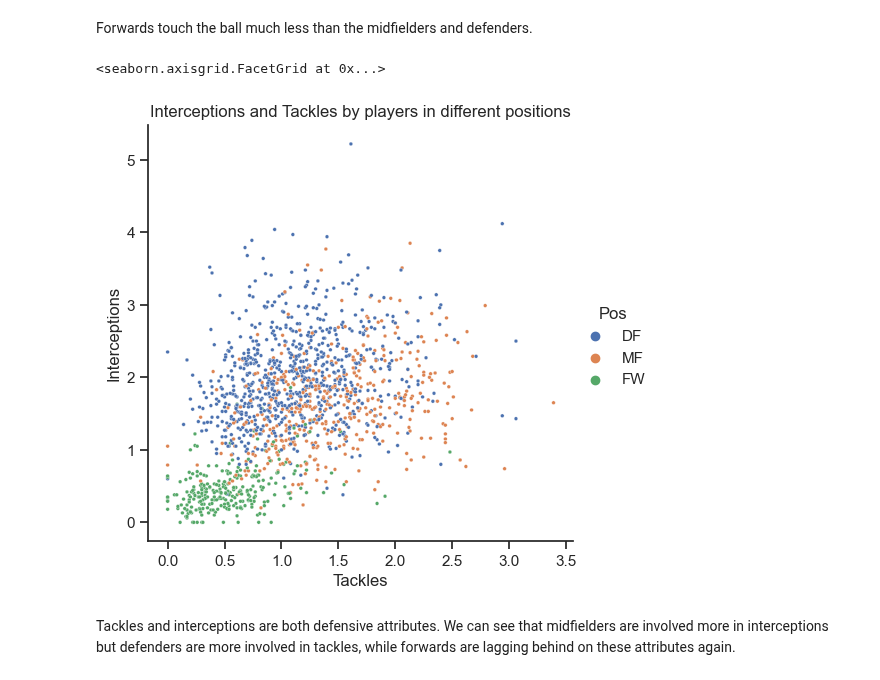
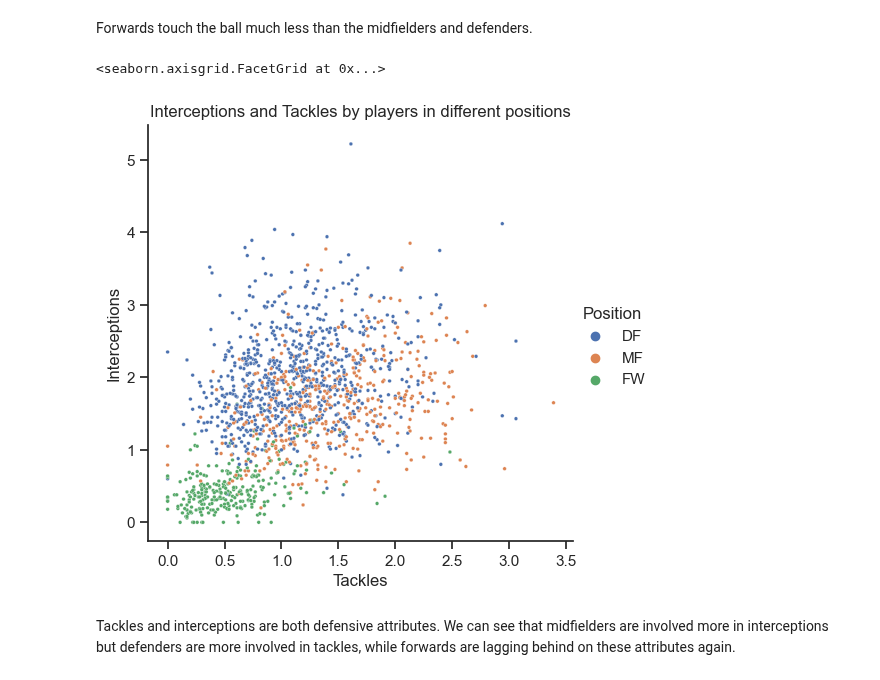
Before and after one commit to ubco-W2022T1-cosc301/project-group-25, a Jupyter notebook: notebooks/analysis1.ipynb, the cells around one changed output. Saved outputs shown, nothing was run; the diff lists cells and outputs as text; code cells hidden in the pictures.

```diff
--- a/notebooks/analysis1.ipynb
+++ b/notebooks/analysis1.ipynb
@@ -18,9 +18,9 @@ plt.rc("axes.spines", top=False, right=False)
 # %% [markdown]
 ### Loading Data
 # %%
-df = p1.load()
+raw_df = p1.load()
 
-df
+raw_df
 # %% [output]
 |  | Rk | Player | Nation | Pos | Squad | Comp | Age | Born | MP | Starts | ... | ... |
 | 0 | 1 | Max Aarons | ENG | DF | Norwich City | Premier League | 22.0 | 2000 | 34 | 32 | ... | ... |
@@ -40,7 +40,7 @@ df
 
 Removing the players that have played fewer than 300 minutes in the entire season. Only keeping forwards, midfielders and defenders for analysis.
 # %%
-df = p1.remove_players(df).reset_index()
+df = p1.remove_players(raw_df).reset_index()
 df = p1.rename_columns(df)
 
 df
@@ -302,16 +299,16 @@ Text(0, 0.5, 'Touches per 90 minutes')
 Forwards touch the ball much less than the midfielders and defenders.
 # %%
 #Scatter Plot
-sns.relplot(x = 'TklWon',
-            y = 'Int',
-            hue = 'Pos',
+sns.relplot(x = 'Tackles',
+            y = 'Interceptions',
+            hue = 'Position',
             data = df,
             s = 7).set(xlabel = 'Tackles',
                        ylabel = 'Interceptions',
                        title = 'Interceptions and Tackles by players in different positions')
 # %% [output]
 <seaborn.axisgrid.FacetGrid at 0x...>
-[figure, old version]
+[figure, new version]
 # %% [markdown]
 Tackles and interceptions are both defensive attributes. We can see that midfielders are involved more in interceptions but defenders are more involved in tackles, while forwards are lagging behind on these attributes again.
 # %% [markdown]
```
Also changed, not shown: parts of 13 cells of this notebook, 3 other files.
